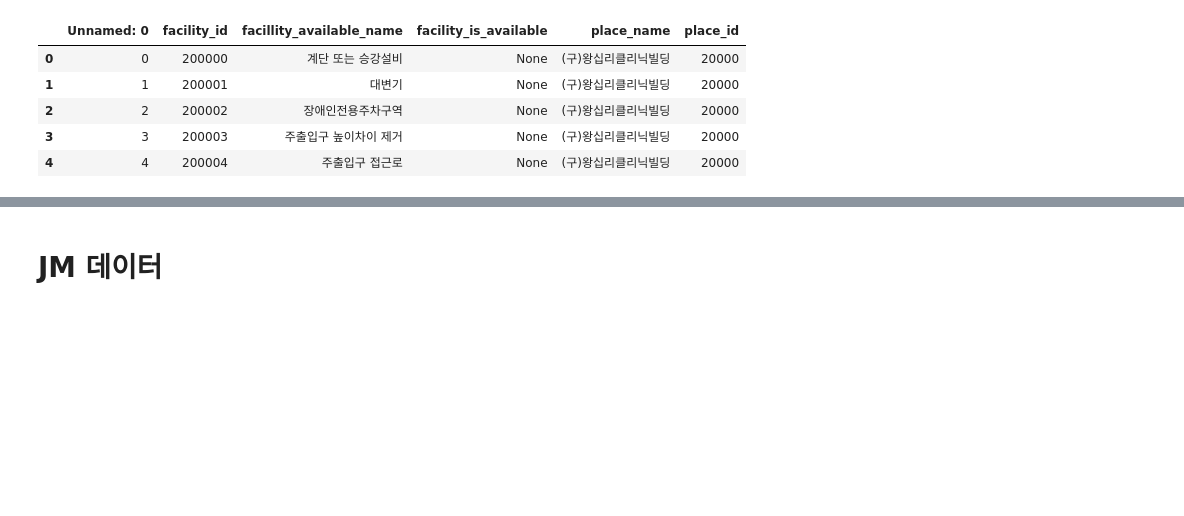
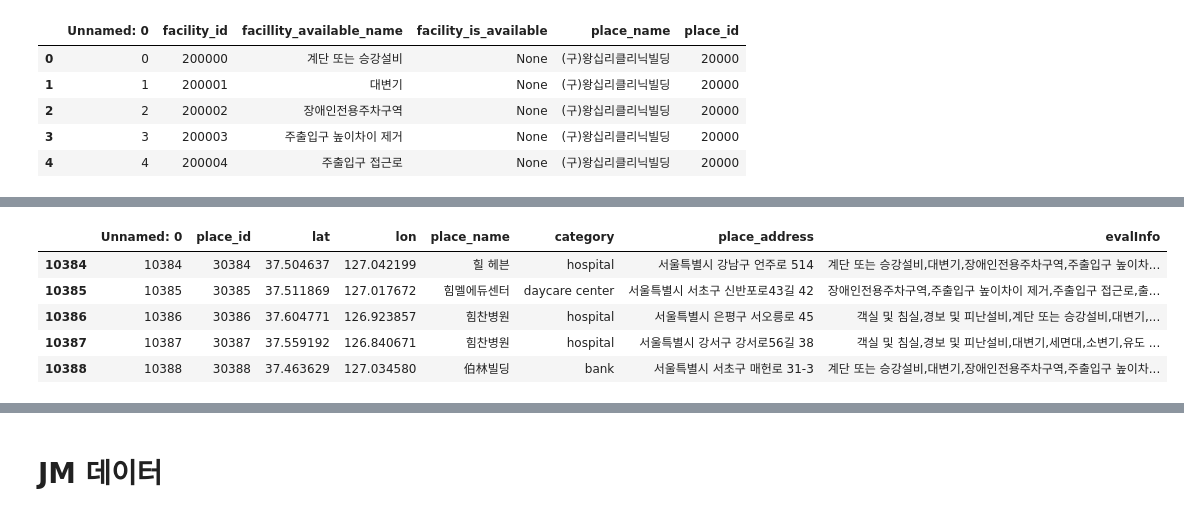
Before and after one commit to BigDataCampus/fresh, a Jupyter notebook: DataMakefile.ipynb, the cells around one changed output, grey strips where cells are left out. Saved outputs shown, nothing was run; the diff lists cells and outputs as text; code cells hidden in the pictures; blank space fills up the shorter version.

```diff
--- a/DataMakefile.ipynb
+++ b/DataMakefile.ipynb
@@ -84,0 +122,9 @@ hj_place_facility_available.head()
+# %%
+hj_place.tail()
+# %% [output]
+|  | Unnamed: 0 | place_id | lat | lon | place_name | category | place_address | evalInfo |
+| 10384 | 10384 | 30384 | 37.504637 | 127.042199 | 힐 헤븐 | hospital | 서울특별시 강남구 언주로 514 | 계단 또는 승강설비,대변기,장애인전용주차구역,주출입구 높이차... |
+| 10385 | 10385 | 30385 | 37.511869 | 127.017672 | 힘멜에듀센터 | daycare center | 서울특별시 서초구 신반포로43길 42 | 장애인전용주차구역,주출입구 높이차이 제거,주출입구 접근로,출... |
+| 10386 | 10386 | 30386 | 37.604771 | 126.923857 | 힘찬병원 | hospital | 서울특별시 은평구 서오릉로 45 | 객실 및 침실,경보 및 피난설비,계단 또는 승강설비,대변기,... |
+| 10387 | 10387 | 30387 | 37.559192 | 126.840671 | 힘찬병원 | hospital | 서울특별시 강서구 강서로56길 38 | 객실 및 침실,경보 및 피난설비,대변기,세면대,소변기,유도 ... |
+| 10388 | 10388 | 30388 | 37.463629 | 127.034580 | 伯林빌딩 | bank | 서울특별시 서초구 매헌로 31-3 | 계단 또는 승강설비,대변기,장애인전용주차구역,주출입구 높이차... |
```
Also changed, not shown: parts of 14 cells of this notebook, 2 other files.
